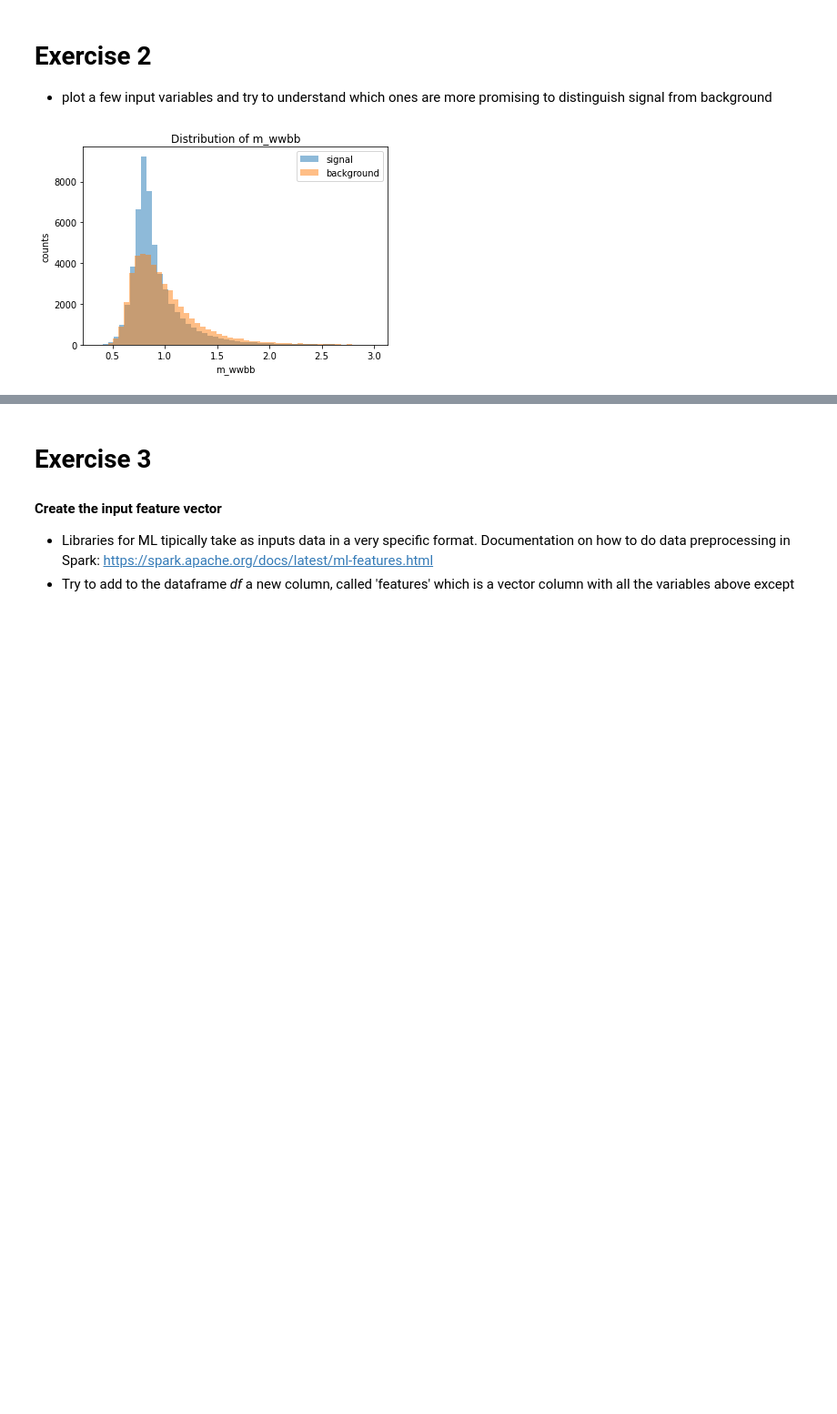
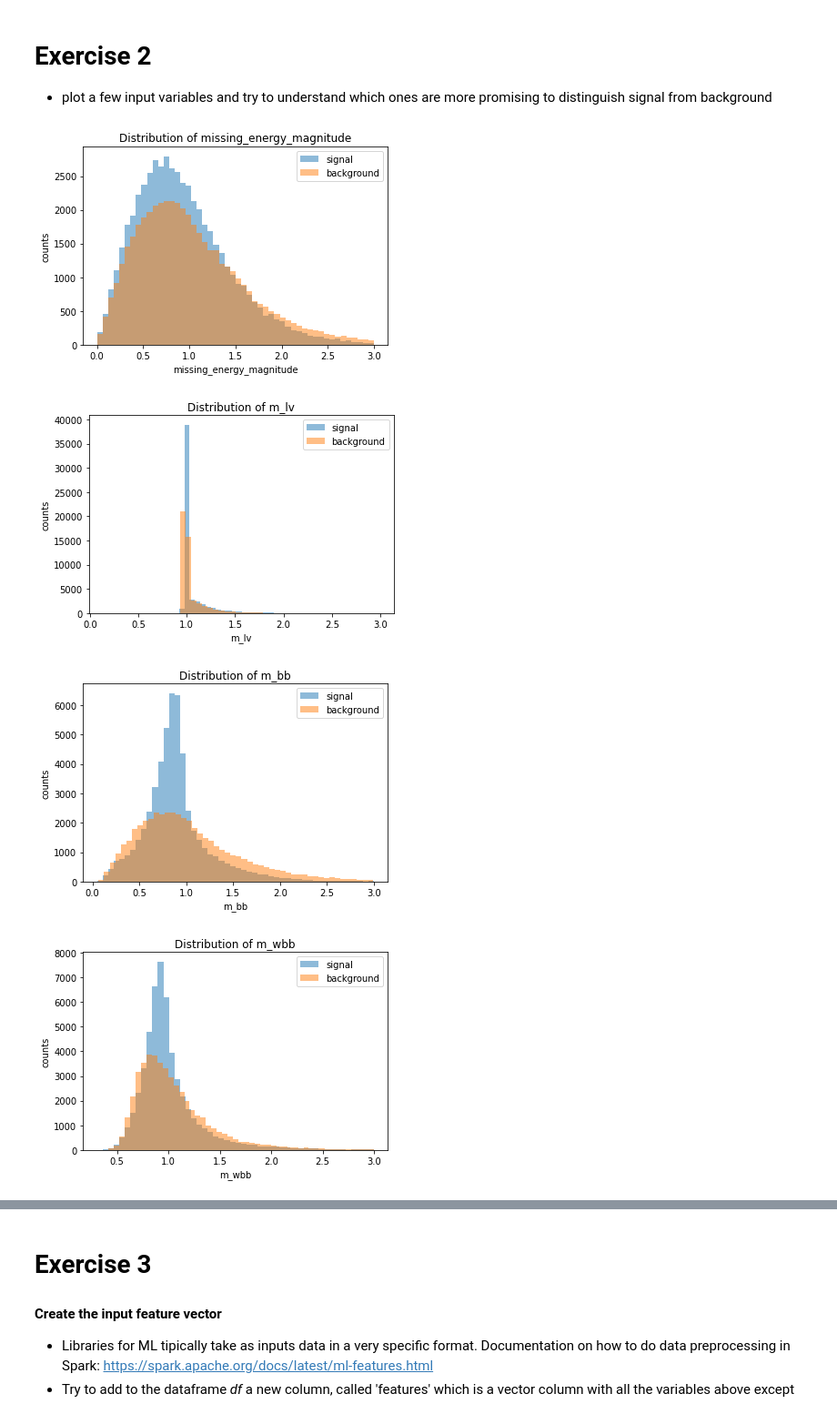
Before and after one commit to pspinnato/MLCourse-INFN-2022, a Jupyter notebook: Notebooks/Day1/inputForML.ipynb, the cells around one changed output, grey strips where cells are left out. Shown: that part at 91% size. Cells and saved outputs as stored; diff of their text form; code cells hidden in the pictures; blank space fills up the shorter version.

```diff
--- a/Notebooks/Day1/inputForML.ipynb
+++ b/Notebooks/Day1/inputForML.ipynb
@@ -169,10 +169,13 @@ root
 - plot a few input variables and try to understand which ones are more promising to distinguish signal from background
 # %%
 #plot invariant mass distribution
-#plotSignalvsBg(df, 'missing_energy_magnitude')
-#plotSignalvsBg(df, 'm_lv') ?
-#plotSignalvsBg(df, 'm_bb')
-#plotSignalvsBg(df, 'm_wbb')
+plotSignalvsBg(df, 'missing_energy_magnitude')
+plotSignalvsBg(df, 'm_lv') #?
+plotSignalvsBg(df, 'm_bb')
+plotSignalvsBg(df, 'm_wbb')
 plotSignalvsBg(df, 'm_wwbb')
 # %% [output]
-[figure, old version]
+[figure, new version]
+[figure, added]
+[figure, added]
+[figure, added]
```
Also changed, not shown: parts of 7 cells of this notebook, 2 other files.
